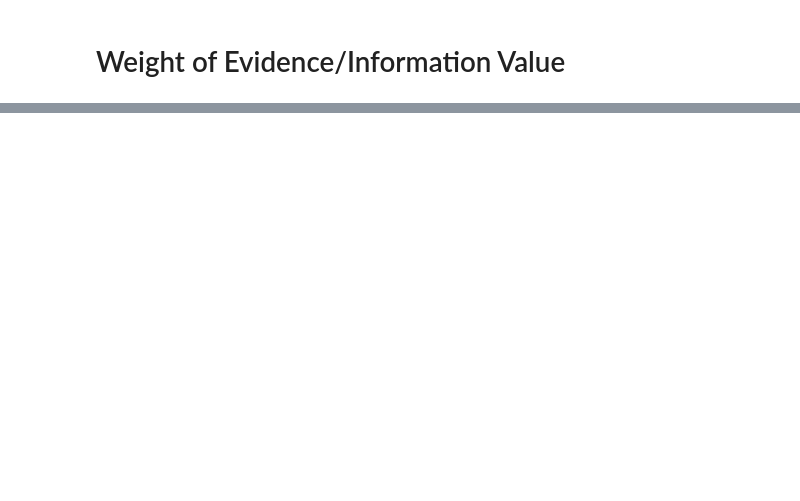
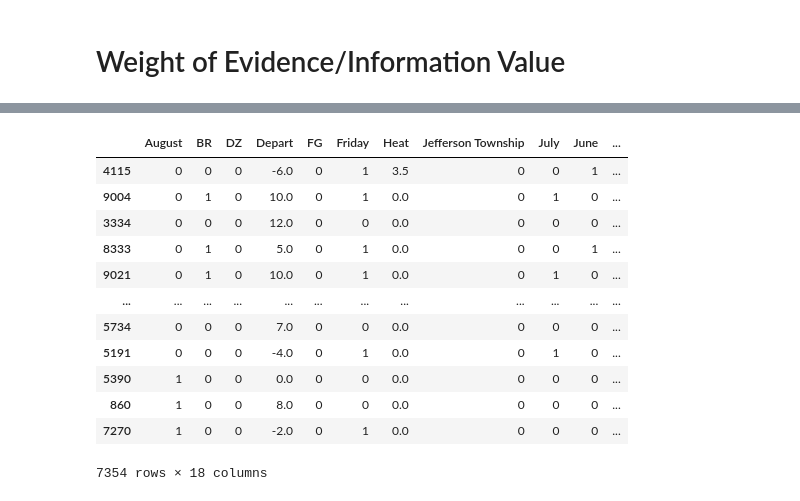
Before and after one commit to jasonhua805/WestNileVirus, a Jupyter notebook: Capstone 2 - Data Preprocessing Part 2.ipynb, the cells around one changed output, grey strips where cells are left out. Drawn from its saved outputs; the diff is of its cells as text; code cells hidden in the pictures; blank space fills up the shorter version.

```diff
--- a/Capstone 2 - Data Preprocessing Part 2.ipynb
+++ b/Capstone 2 - Data Preprocessing Part 2.ipynb
@@ -283,0 +400,16 @@ Complete
+# %%
+final_df
+# %% [output]
+|  | August | BR | DZ | Depart | FG | Friday | Heat | Jefferson Township | July | June | ... |
+| 4115 | 0 | 0 | 0 | -6.0 | 0 | 1 | 3.5 | 0 | 0 | 1 | ... |
+| 9004 | 0 | 1 | 0 | 10.0 | 0 | 1 | 0.0 | 0 | 1 | 0 | ... |
+| 3334 | 0 | 0 | 0 | 12.0 | 0 | 0 | 0.0 | 0 | 0 | 0 | ... |
+| 8333 | 0 | 1 | 0 | 5.0 | 0 | 1 | 0.0 | 0 | 0 | 1 | ... |
+| 9021 | 0 | 1 | 0 | 10.0 | 0 | 1 | 0.0 | 0 | 1 | 0 | ... |
+| ... | ... | ... | ... | ... | ... | ... | ... | ... | ... | ... | ... |
+| 5734 | 0 | 0 | 0 | 7.0 | 0 | 0 | 0.0 | 0 | 0 | 0 | ... |
+| 5191 | 0 | 0 | 0 | -4.0 | 0 | 1 | 0.0 | 0 | 1 | 0 | ... |
+| 5390 | 1 | 0 | 0 | 0.0 | 0 | 0 | 0.0 | 0 | 0 | 0 | ... |
+| 860 | 1 | 0 | 0 | 8.0 | 0 | 0 | 0.0 | 0 | 0 | 0 | ... |
+| 7270 | 1 | 0 | 0 | -2.0 | 0 | 1 | 0.0 | 0 | 0 | 0 | ... |
+7354 rows × 18 columns
```
Also changed, not shown: parts of 8 cells of this notebook, 4 other files.
